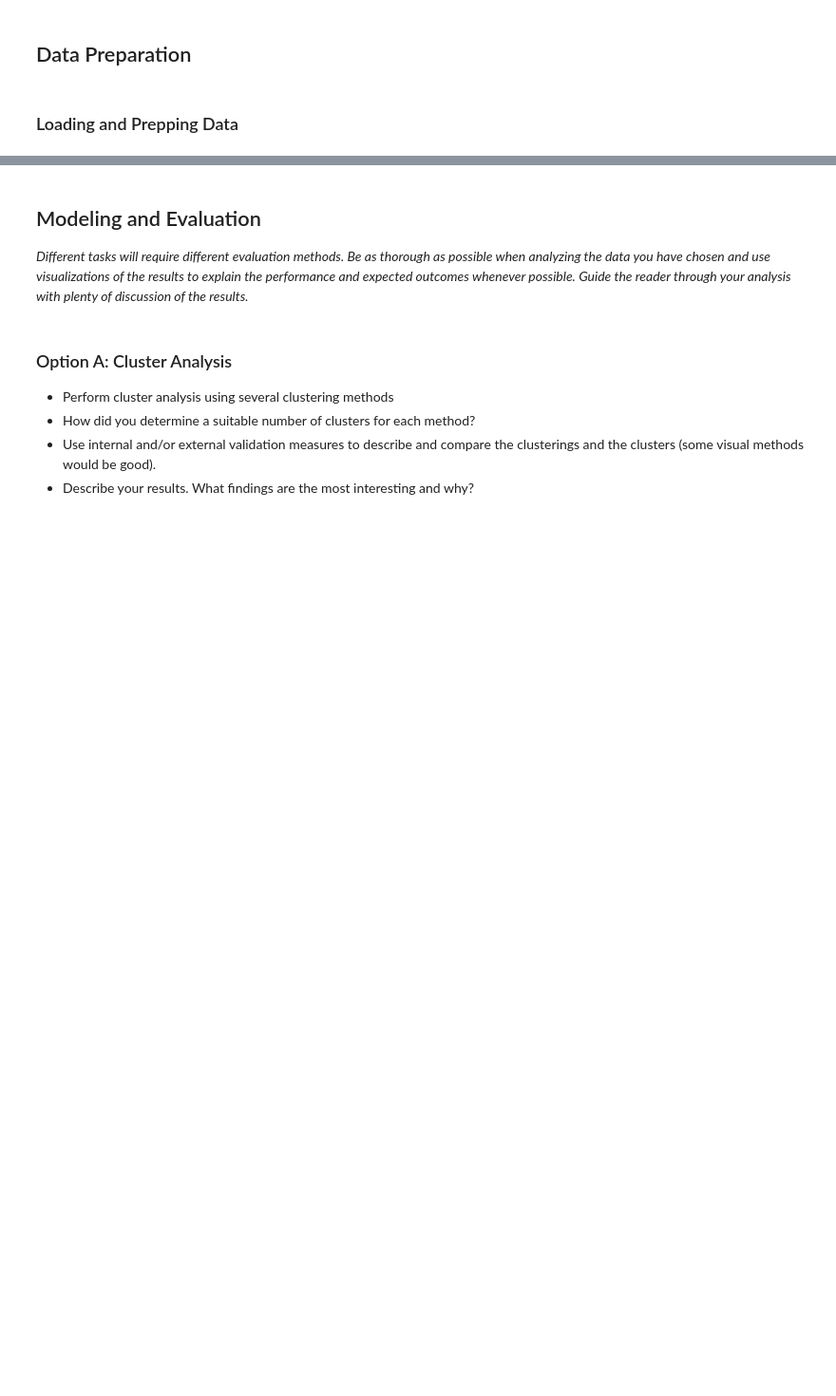
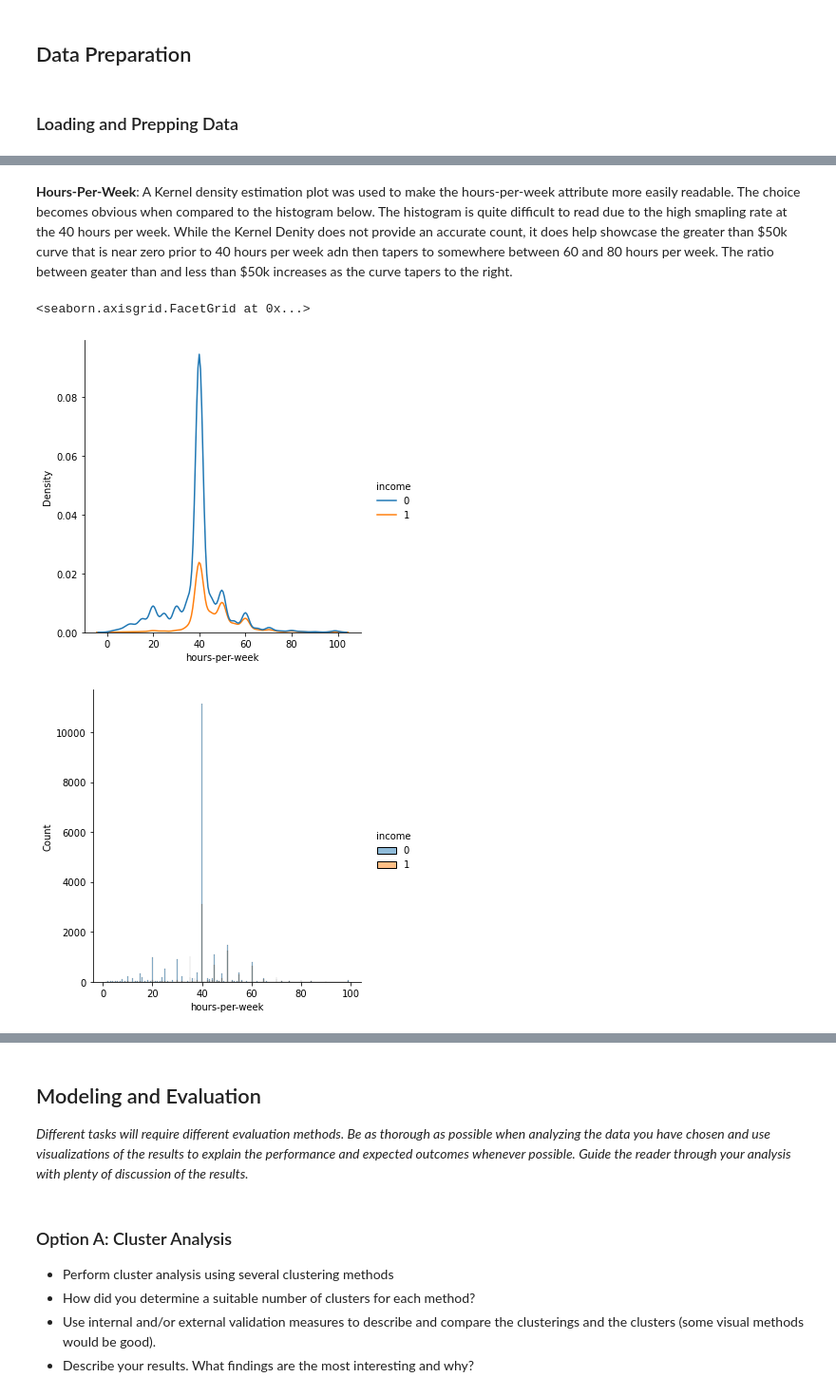
Before and after one commit to ShelbyP27/DS7331-Project, a Jupyter notebook: DS7331 - Project 3.ipynb, the cells around one changed output, grey strips where cells are left out. Shown: that part at 95% size. Cells and saved outputs as stored; diff of their text form; code cells hidden in the pictures; blank space fills up the shorter version.

```diff
--- a/DS7331 - Project 3.ipynb
+++ b/DS7331 - Project 3.ipynb
@@ -171,0 +256,9 @@ x_train, x_test, y_train, y_test = train_test_split(newscaled_X, y, test_size =
+# %% [markdown]
+**Hours-Per-Week**: A Kernel density estimation plot was used to make the hours-per-week attribute more easily readable.  The choice becomes obvious when compared to the histogram below.  The histogram is quite difficult to read due to the high smapling rate at the 40 hours per week.  While the Kernel Denity does not provide an accurate count, it does help showcase the greater than \$50k curve that is near zero prior to 40 hours per week adn then tapers to somewhere between 60 and 80 hours per week.  The ratio between geater than and less than \$50k increases as the curve tapers to the right.
+# %%
+sns.displot(df3,x="hours-per-week",hue="income", kind='kde')
+sns.displot(df3,x="hours-per-week",hue="income")
+# %% [output]
+<seaborn.axisgrid.FacetGrid at 0x...>
+[figure, added]
+[figure, added]
```
Also changed, not shown: parts of 14 cells of this notebook.
